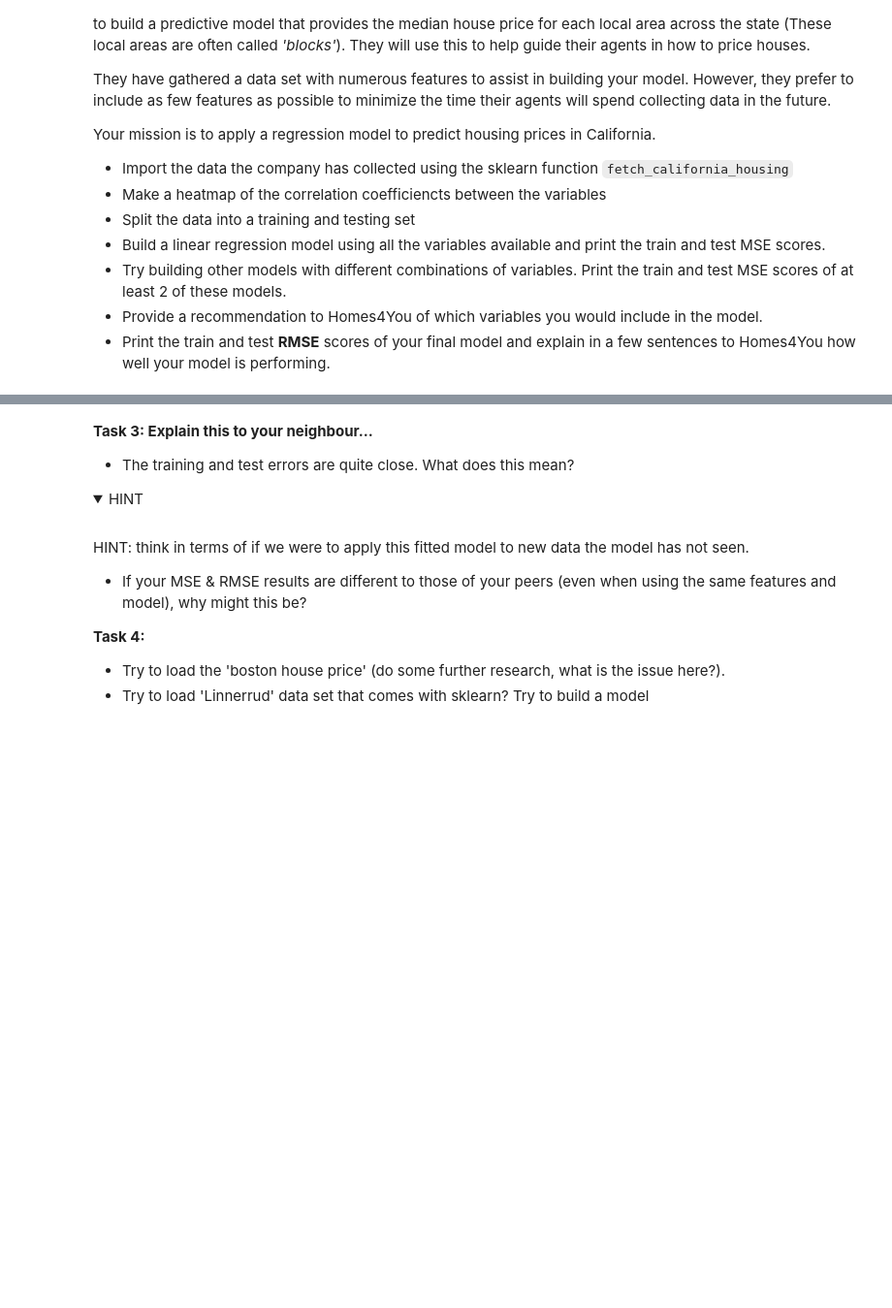
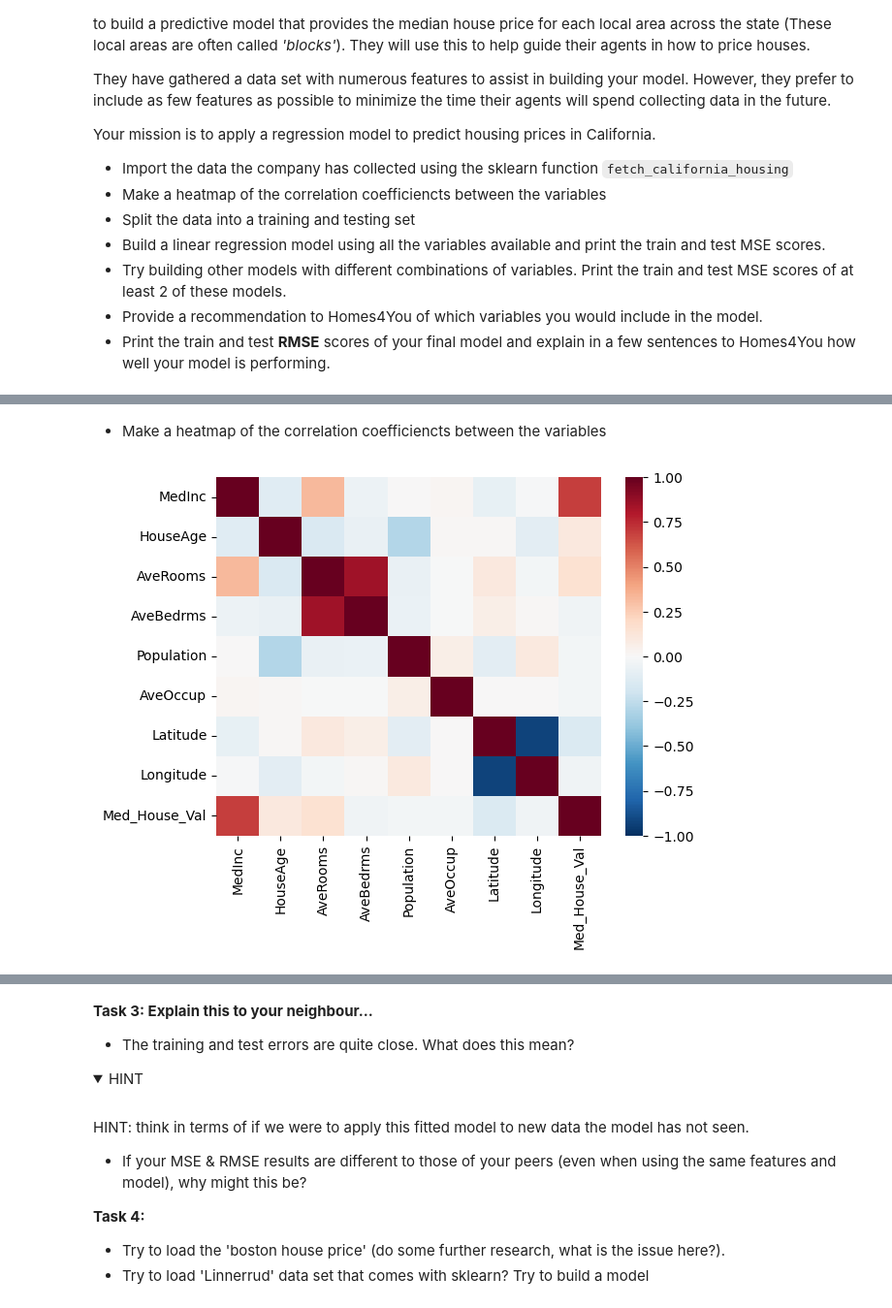
Before and after one commit to thomasmari/DataS3PG, a Jupyter notebook: module/8.Stats/Regression_lineaire_4/Notebooks/02b-LinearRegressionForPrediction.ipynb, the cells around one changed output, grey strips where cells are left out. Shown at 97% size. Cells and saved outputs as stored; diff of their text form; code cells hidden in the pictures; folded sections open; blank space fills up the shorter version.

```diff
--- a/module/8.Stats/Regression_lineaire_4/Notebooks/02b-LinearRegressionForPrediction.ipynb
+++ b/module/8.Stats/Regression_lineaire_4/Notebooks/02b-LinearRegressionForPrediction.ipynb
@@ -373,0 +372,7 @@ y = diabs.target
+# %%
+from sklearn.datasets import fetch_california_housing
+cal_house = fetch_california_housing()
+print(cal_house.DESCR)
+#data loading
+X = pd.DataFrame(cal_house.data, columns=cal_house.feature_names)
+y = cal_house.target
@@ -373,0 +397,10 @@ y = diabs.target
+# %% [markdown]
+* Make a heatmap of the correlation coefficiencts between the variables
+# %%
+# Correlation matrix
+df = pd.concat([X, pd.Series(y)], axis=1)
+df = df.rename(columns={0:'Med_House_Val'})
+import seaborn as sns
+_ = sns.heatmap(df.corr(), cmap="RdBu_r", vmin=-1, vmax=1)
+# %% [output]
+[figure, added]
```
Also changed, not shown: parts of 11 cells of this notebook.
